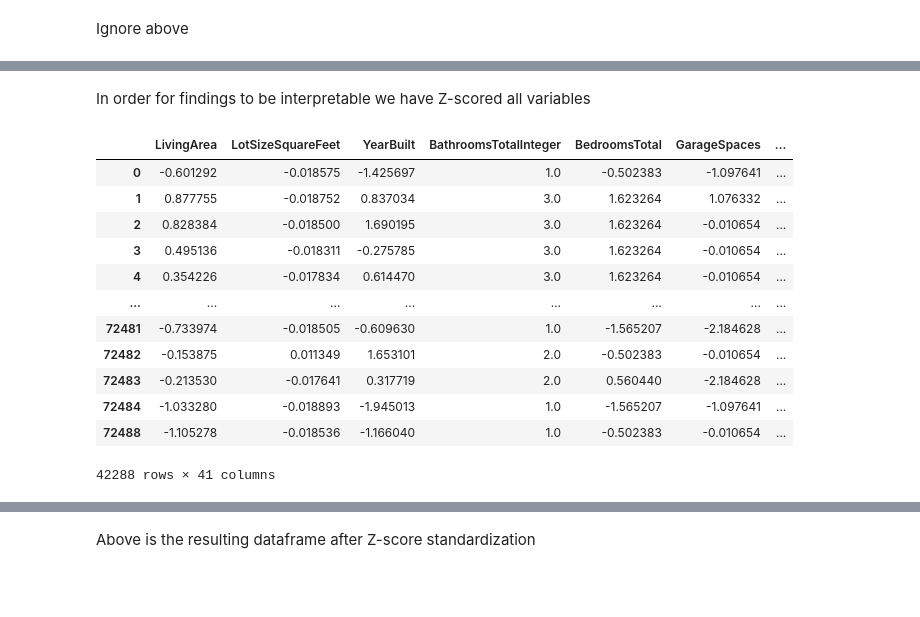
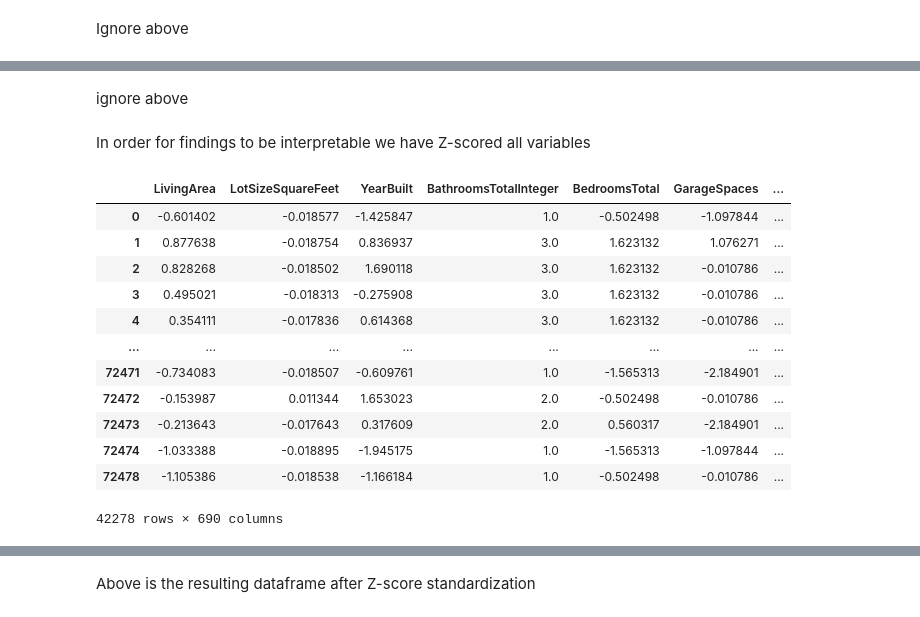
Before and after one commit to tobyzhan/idxgrp28, a Jupyter notebook: x.ipynb, the cells around one changed output, grey strips where cells are left out. Saved outputs shown, nothing was run; the diff lists cells and outputs as text; code cells hidden in the pictures; blank space fills up the shorter version.

```diff
--- a/x.ipynb
+++ b/x.ipynb
@@ -114,8 +114,10 @@ fdf = df[[
     "NewConstructionYN",
     "Levels",
     "ParkingTotal",
-    "FireplaceYN"
-
+    "FireplaceYN",
+    "City",
+    "Latitude",
+    "Longitude"
 ]]
 fdf
 # %% [output]
@@ -203,4 +227,7 @@ FireplaceYN               object
 dtype: object
+# %%
+fdf["Latitude"] = fdf["Latitude"].round(2)
+fdf["Longitude"] = fdf["Longitude"].round(2)
 # %% [markdown]
 Above is code to make sure there are no more implicit NA values
 # %%
@@ -375,3 +402,6 @@ sns.scatterplot(x = "ParkingTotal", y= "ClosePrice", data = fdf)
 # %% [output]
 <Axes: xlabel='ParkingTotal', ylabel='ClosePrice'>
 [figure]
+# %%
+fdf = fdf[fdf["Longitude"] < -100]
+sns.scatterplot(x = "Longitude", y= "ClosePrice", data = fdf)
@@ -441,24 +513,26 @@ fdf.head()
+# %% [markdown]
+ignore above
 # %% [markdown]
 In order for findings to be interpretable we have Z-scored all variables
 # %%
-categorical_df = fdf[['ViewYN', 'PoolPrivateYN', 'CountyOrParish', 'PropertySubType', 'PropertyType', 'NewConstructionYN', 'Levels', 'FireplaceYN']]
+categorical_df = fdf[['ViewYN', 'PoolPrivateYN', 'CountyOrParish', 'PropertySubType', 'PropertyType', 'NewConstructionYN', 'Levels', 'FireplaceYN','City']]
 categorical_df
 indicator_df = pd.get_dummies(categorical_df, drop_first=True, dtype=int)
 indicator_df
 fdf = fdf.drop(columns=categorical_df.columns)
 fdf = pd.concat([fdf, indicator_df], axis=1)
 fdf
 # %% [output]
 |  | LivingArea | LotSizeSquareFeet | YearBuilt | BathroomsTotalInteger | BedroomsTotal | GarageSpaces | ... |
-| 0 | -0.601292 | -0.018575 | -1.425697 | 1.0 | -0.502383 | -1.097641 | ... |
-| 1 | 0.877755 | -0.018752 | 0.837034 | 3.0 | 1.623264 | 1.076332 | ... |
-| 2 | 0.828384 | -0.018500 | 1.690195 | 3.0 | 1.623264 | -0.010654 | ... |
-| 3 | 0.495136 | -0.018311 | -0.275785 | 3.0 | 1.623264 | -0.010654 | ... |
-| 4 | 0.354226 | -0.017834 | 0.614470 | 3.0 | 1.623264 | -0.010654 | ... |
+| 0 | -0.601402 | -0.018577 | -1.425847 | 1.0 | -0.502498 | -1.097844 | ... |
+| 1 | 0.877638 | -0.018754 | 0.836937 | 3.0 | 1.623132 | 1.076271 | ... |
+| 2 | 0.828268 | -0.018502 | 1.690118 | 3.0 | 1.623132 | -0.010786 | ... |
+| 3 | 0.495021 | -0.018313 | -0.275908 | 3.0 | 1.623132 | -0.010786 | ... |
+| 4 | 0.354111 | -0.017836 | 0.614368 | 3.0 | 1.623132 | -0.010786 | ... |
 | ... | ... | ... | ... | ... | ... | ... | ... |
-| 72481 | -0.733974 | -0.018505 | -0.609630 | 1.0 | -1.565207 | -2.184628 | ... |
-| 72482 | -0.153875 | 0.011349 | 1.653101 | 2.0 | -0.502383 | -0.010654 | ... |
-| 72483 | -0.213530 | -0.017641 | 0.317719 | 2.0 | 0.560440 | -2.184628 | ... |
-| 72484 | -1.033280 | -0.018893 | -1.945013 | 1.0 | -1.565207 | -1.097641 | ... |
-| 72488 | -1.105278 | -0.018536 | -1.166040 | 1.0 | -0.502383 | -0.010654 | ... |
+| 72471 | -0.734083 | -0.018507 | -0.609761 | 1.0 | -1.565313 | -2.184901 | ... |
+| 72472 | -0.153987 | 0.011344 | 1.653023 | 2.0 | -0.502498 | -0.010786 | ... |
+| 72473 | -0.213643 | -0.017643 | 0.317609 | 2.0 | 0.560317 | -2.184901 | ... |
+| 72474 | -1.033388 | -0.018895 | -1.945175 | 1.0 | -1.565313 | -1.097844 | ... |
+| 72478 | -1.105386 | -0.018538 | -1.166184 | 1.0 | -0.502498 | -0.010786 | ... |
-42288 rows × 41 columns
+42278 rows × 690 columns
```
Also changed, not shown: parts of 55 cells of this notebook.
